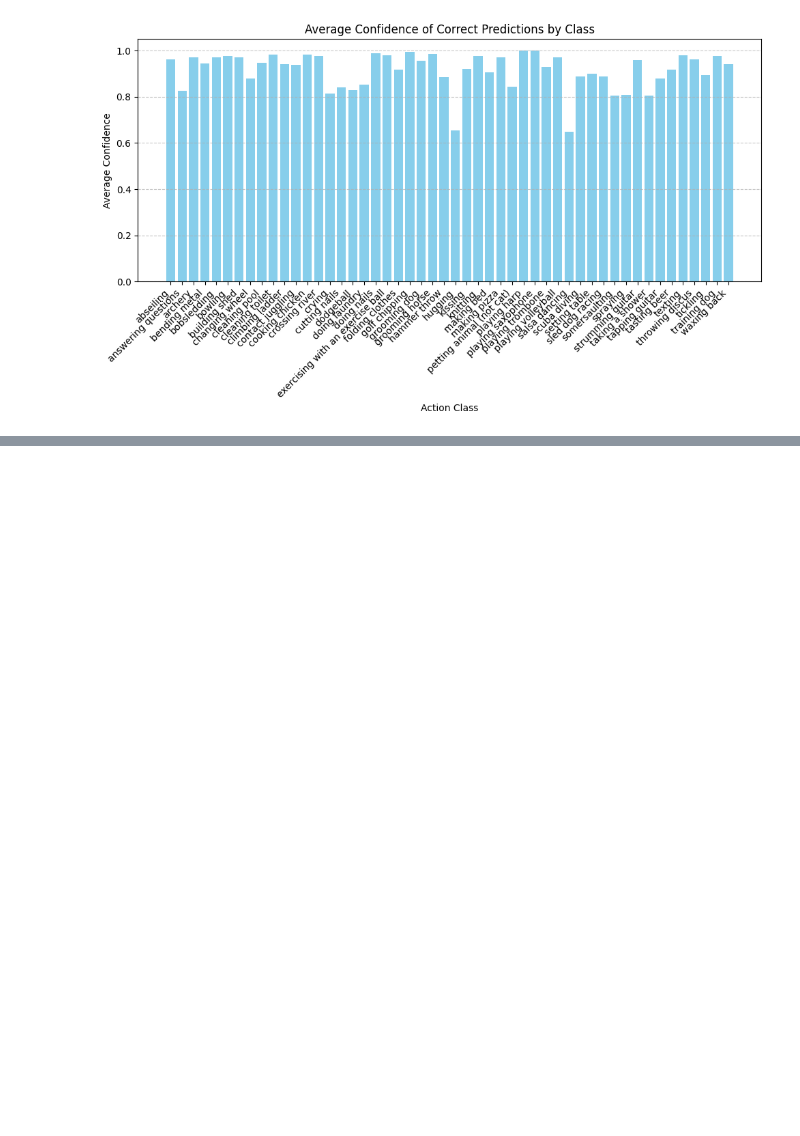
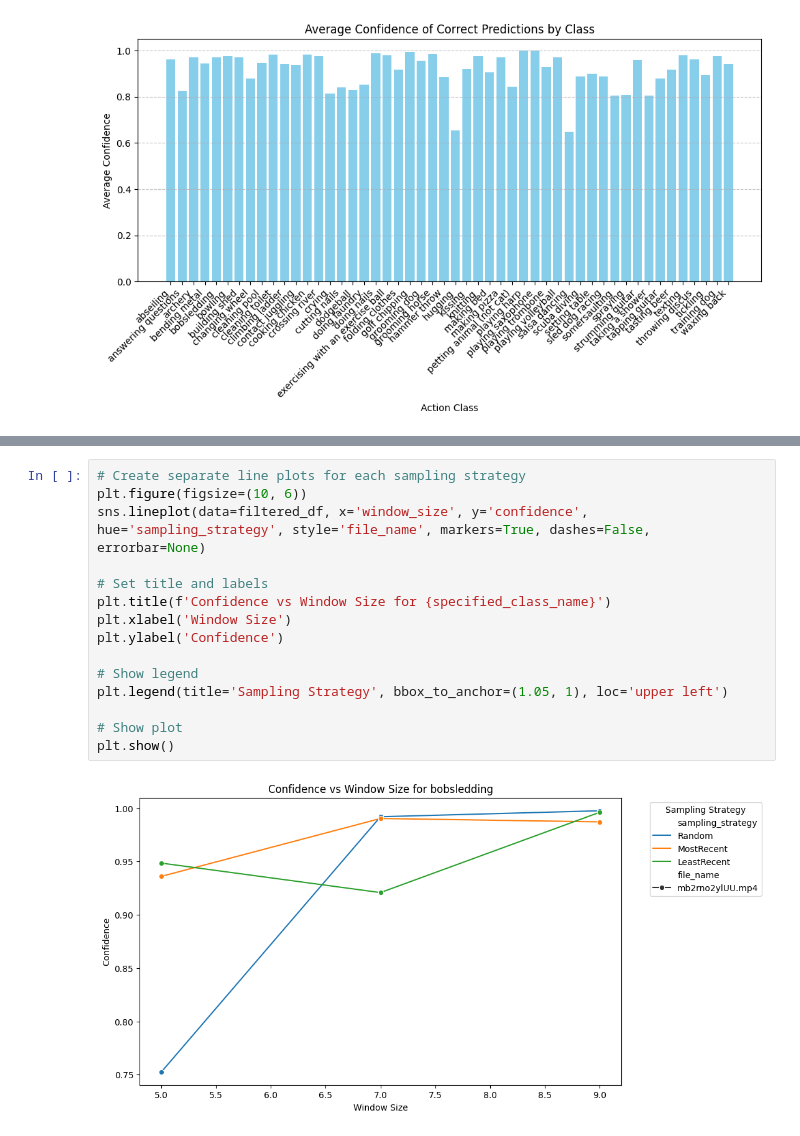
Before and after one commit to sim1029/frame-bandits, a Jupyter notebook: visualizations.ipynb, the cells around one changed output, grey strips where cells are left out. Drawn from its saved outputs; the diff is of its cells as text; blank space fills up the shorter version.

```diff
--- a/visualizations.ipynb
+++ b/visualizations.ipynb
@@ -120,0 +174,17 @@ plt.show()
+# %%
+# Create separate line plots for each sampling strategy
+plt.figure(figsize=(10, 6))
+sns.lineplot(data=filtered_df, x='window_size', y='confidence', hue='sampling_strategy', style='file_name', markers=True, dashes=False, errorbar=None)
+
+# Set title and labels
+plt.title(f'Confidence vs Window Size for {specified_class_name}')
+plt.xlabel('Window Size')
+plt.ylabel('Confidence')
+
+# Show legend
+plt.legend(title='Sampling Strategy', bbox_to_anchor=(1.05, 1), loc='upper left')
+
+# Show plot
+plt.show()
+# %% [output]
+[figure, added]
```
Also changed, not shown: parts of 4 cells of this notebook.
